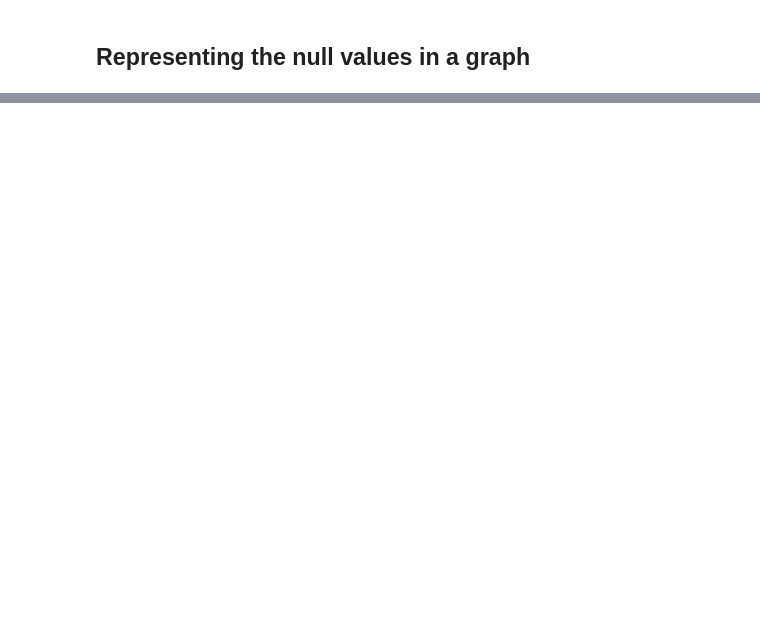
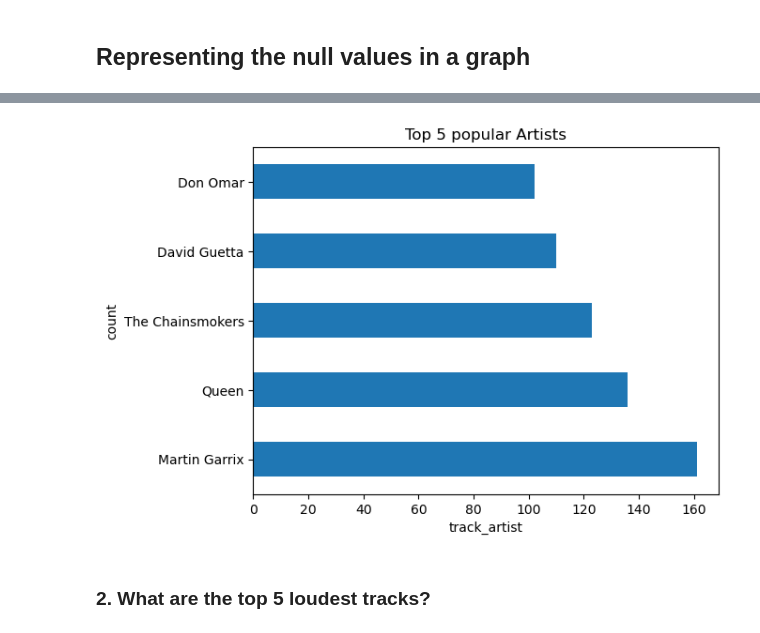
Before and after one commit to anishsoni29/Data-Analysis, a Jupyter notebook: Spotify EDA/spotify-eda.ipynb, the cells around one changed output, grey strips where cells are left out. Cells and saved outputs as stored; diff of their text form; code cells hidden in the pictures; blank space fills up the shorter version.

```diff
--- a/Spotify EDA/spotify-eda.ipynb
+++ b/Spotify EDA/spotify-eda.ipynb
@@ -170,0 +172,4 @@ plt.show()
+# %%
+spotify['track_name'].fillna('Unknown', inplace = True)
+spotify['track_artist'].fillna('Unknown', inplace = True)
+spotify['track_album_name'].fillna('Not found', inplace = True)
@@ -170,0 +180,3 @@ plt.show()
+# %%
+top_five_artists = spotify.groupby("track_artist").count().sort_values(by="track_name", ascending=False)["track_name"][:5]
+top_five_artists
@@ -170,0 +191,11 @@ plt.show()
+# %%
+#plotting the top 5 artists
+top_five_artists.plot.barh()
+plt.title("Top 5 popular Artists")
+plt.xlabel("track_artist", fontsize = 10)
+plt.ylabel("count", fontsize =10)
+plt.show()
+# %% [output]
+[figure, added]
+# %% [markdown]
+### 2. What are the top 5 loudest tracks?
```
Also changed, not shown: parts of 19 cells of this notebook.
